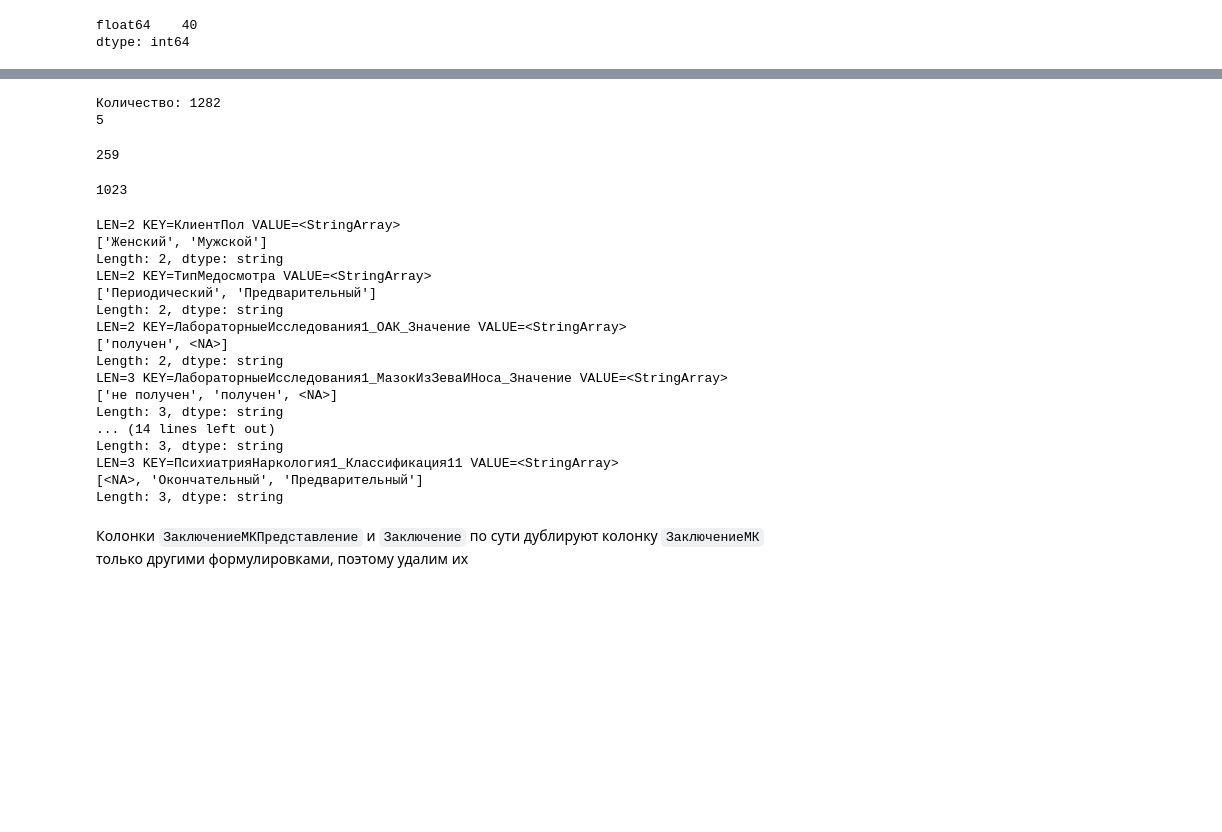
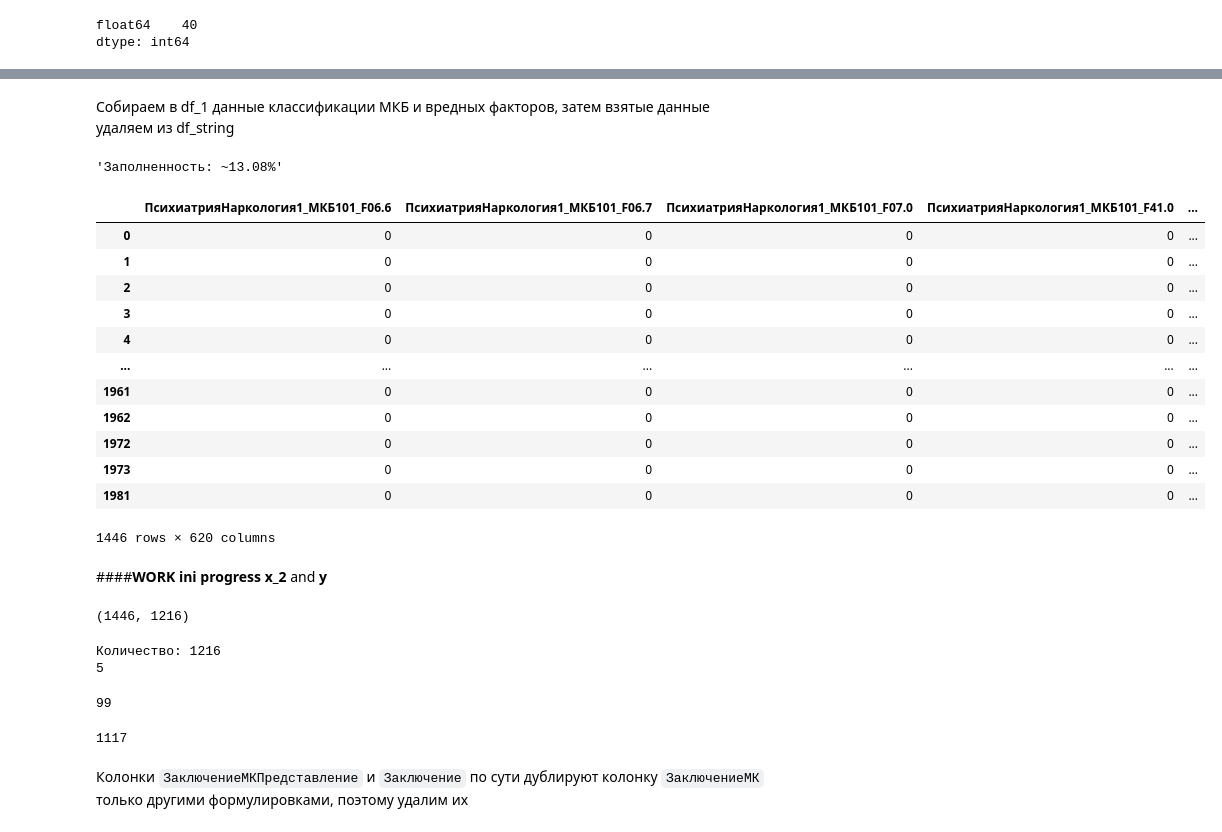
Before and after one commit to Untick/InspectrumClinic_RS_gr2, a Jupyter notebook: Yurkov Vladimir/Untitled1.ipynb, the cells around one changed output, grey strips where cells are left out. Cells and saved outputs as stored; diff of their text form; code cells hidden in the pictures; blank space fills up the shorter version.

```diff
--- a/Yurkov Vladimir/Untitled1.ipynb
+++ b/Yurkov Vladimir/Untitled1.ipynb
@@ -462,0 +519,5 @@ dtype: int64
+# %%
+# # hardcode
+mkb_list = df.filter(regex=re.compile('мкб', re.IGNORECASE), axis=1).columns.values.tolist()
+print(mkb_list)
+display(df[mkb_list].head())
@@ -463,9 +533,47 @@ dtype: int64
+# %% [markdown]
+Собираем в df_1 данные классификации МКБ и вредных факторов, затем взятые данные удаляем из df_string
+# %%
+mkb_harmful_list = []
+mkb_harmful_list = df.filter(regex=re.compile('мкб', re.IGNORECASE), axis=1).columns.values.tolist()
+mkb_harmful_list.append('ВредныеФакторы')
+df_1 = df[mkb_harmful_list]
+# df_1 = df_1.fillna('Empty')
+df_string = df_string.drop(mkb_harmful_list, axis='columns')
+# %%
+# проверка заполненности
+fills_count(df_1)
+# %% [output]
+'Заполненность: ~13.08%'
+# %%
+df_1 = pd.get_dummies(df_1, columns=mkb_harmful_list)
+# %%
+x_1 = df_1.copy()
+# %% [output]
+|  | ПсихиатрияНаркология1_МКБ101_F06.6 | ПсихиатрияНаркология1_МКБ101_F06.7 | ПсихиатрияНаркология1_МКБ101_F07.0 | ПсихиатрияНаркология1_МКБ101_F41.0 | ... |
+| 0 | 0 | 0 | 0 | 0 | ... |
+| 1 | 0 | 0 | 0 | 0 | ... |
+| 2 | 0 | 0 | 0 | 0 | ... |
+| 3 | 0 | 0 | 0 | 0 | ... |
+| 4 | 0 | 0 | 0 | 0 | ... |
+| ... | ... | ... | ... | ... | ... |
+| 1961 | 0 | 0 | 0 | 0 | ... |
+| 1962 | 0 | 0 | 0 | 0 | ... |
+| 1972 | 0 | 0 | 0 | 0 | ... |
+| 1973 | 0 | 0 | 0 | 0 | ... |
+| 1981 | 0 | 0 | 0 | 0 | ... |
+1446 rows × 620 columns
+# %% [markdown]
+####**WORK ini progress** **x_2** and **y**
+# %%
+df_string.shape
+# %% [output]
+(1446, 1216)
 # %%
 dict_string = display_nunique_cond(df_string)
 dict_bow = {}
 dict_token = {}
 for k in dict_string:
-    if len(dict_string[k]) <= 3:
+    if len(dict_string[k]) <= 8:
         dict_token[k] = dict_string[k]
     else:
         dict_bow[k] = dict_string[k]
@@ -473,34 +581,16 @@ print(len(dict_string['ДиспансернаяГруппа']))
 display(len(dict_bow))
 display(len(dict_token))
 # %% [output]
-Количество: 1282
+Количество: 1216
 5
-259
+99
-1023
+1117
 # %%
-j = 0
-for i in dict_token.keys():
-    print(f"LEN={len(dict_token[i])} KEY={i} VALUE={dict_token[i]}")
-    j += 1
-    if j >= 10: break
+# j = 0
+# for i in dict_token.keys():
+#     print(f"LEN={len(dict_token[i])} KEY={i} VALUE={dict_token[i]}")
+#     j += 1
+#     if j >= 10: break
-# %% [output]
-LEN=2 KEY=КлиентПол VALUE=<StringArray>
-['Женский', 'Мужской']
-Length: 2, dtype: string
-LEN=2 KEY=ТипМедосмотра VALUE=<StringArray>
-['Периодический', 'Предварительный']
-Length: 2, dtype: string
-LEN=2 KEY=ЛабораторныеИсследования1_ОАК_Значение VALUE=<StringArray>
-['получен', <NA>]
-Length: 2, dtype: string
-LEN=3 KEY=ЛабораторныеИсследования1_МазокИзЗеваИНоса_Значение VALUE=<StringArray>
-['не получен', 'получен', <NA>]
-Length: 3, dtype: string
-... (14 lines left out)
-Length: 3, dtype: string
-LEN=3 KEY=ПсихиатрияНаркология1_Классификация11 VALUE=<StringArray>
-[<NA>, 'Окончательный', 'Предварительный']
-Length: 3, dtype: string
 # %%
 def categorize_reports(arg):
     y_categories = [
```
Also changed, not shown: parts of 19 cells of this notebook.
